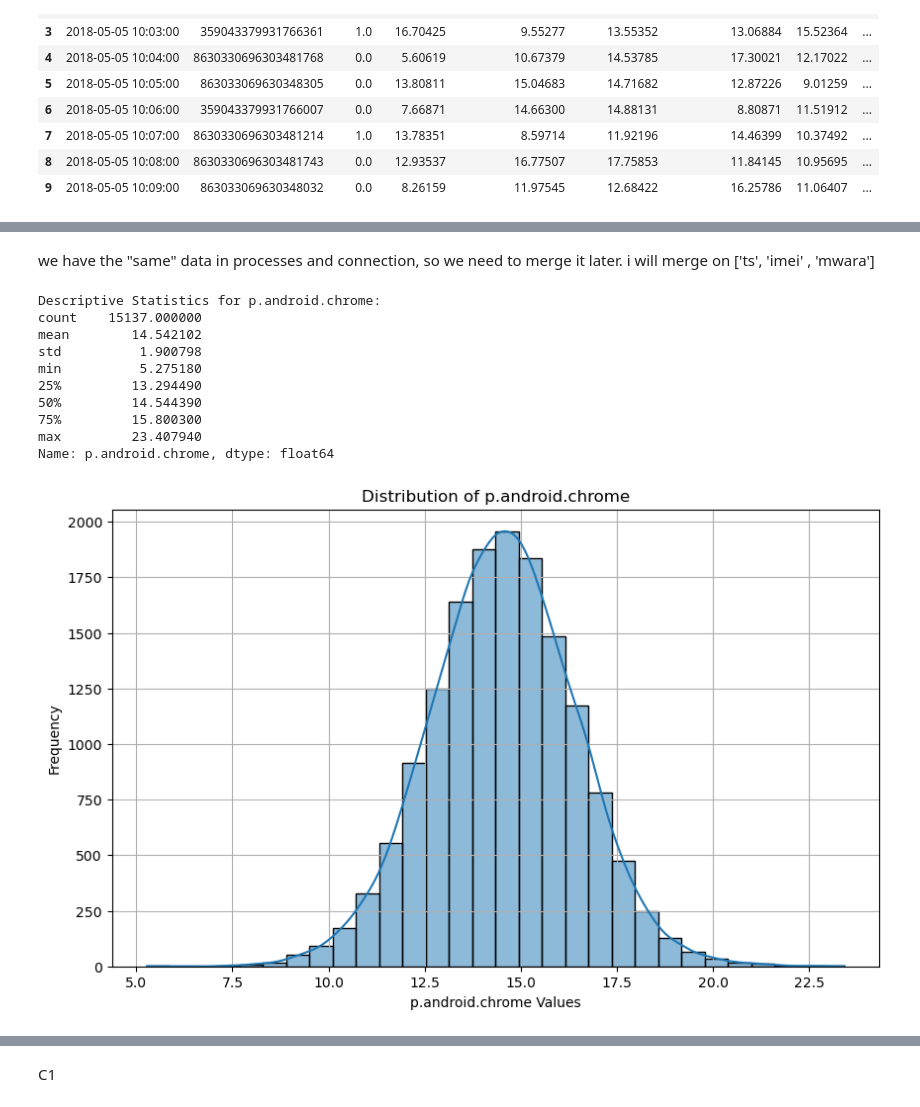
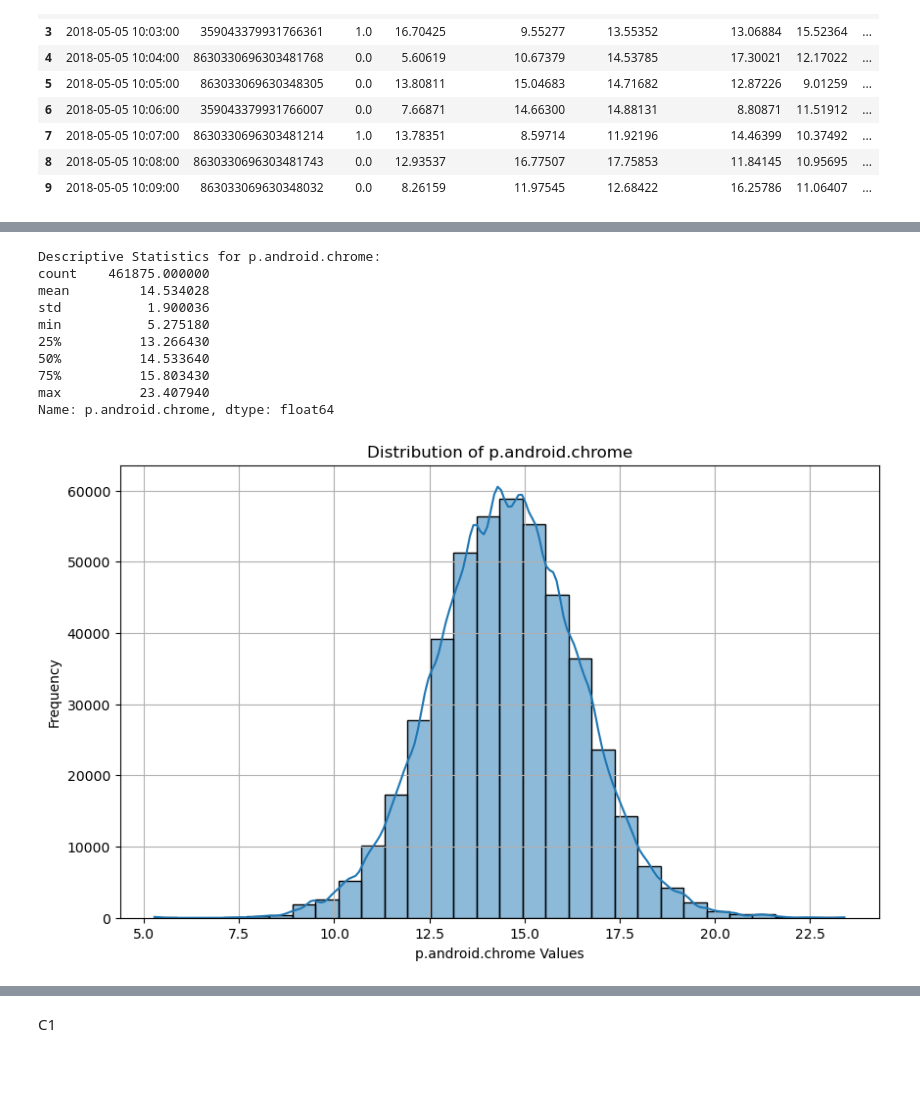
Before and after one commit to andrewtyv/IAU, a Jupyter notebook: proj.ipynb, the cells around one changed output, grey strips where cells are left out. Saved outputs shown, nothing was run; the diff lists cells and outputs as text; code cells hidden in the pictures; blank space fills up the shorter version.

```diff
--- a/proj.ipynb
+++ b/proj.ipynb
@@ -243,8 +397,8 @@ Name: user_id, dtype: float64
 # %%
-df_profiles['birthdate'] = pd.to_datetime(df_profiles['birthdate'], errors='coerce')
+df_merged['birthdate'] = pd.to_datetime(df_merged['birthdate'], errors='coerce')
 
 
-birth_year_stats = df_profiles['birthdate'].dt.year.describe()
+birth_year_stats = df_merged['birthdate'].dt.year.describe()
 print("\nDescriptive Statistics for Birth Year:")
 print(birth_year_stats)
 # %% [output]
@@ -371,29 +476,27 @@ p.dogalize                           0           15137                  0.0
-# %% [markdown]
-we have the "same" data in processes and connection, so we need to merge it later. i will merge on ['ts', 'imei' , 'mwara']
 # %%
 # Descriptive statistics for p.android.chrome
-chrome_stats = df_processes['p.android.chrome'].describe()
+chrome_stats = df_merged['p.android.chrome'].describe()
 print("Descriptive Statistics for p.android.chrome:")
 print(chrome_stats)
 # %% [output]
 Descriptive Statistics for p.android.chrome:
-count    15137.000000
-mean        14.542102
-std          1.900798
-min          5.275180
-25%         13.294490
-50%         14.544390
-75%         15.800300
-max         23.407940
+count    461875.000000
+mean         14.534028
+std           1.900036
+min           5.275180
+25%          13.266430
+50%          14.533640
+75%          15.803430
+max          23.407940
 Name: p.android.chrome, dtype: float64
 # %%
 plt.figure(figsize=(10, 6))
-sns.histplot(df_processes['p.android.chrome'], bins=30, kde=True)
+sns.histplot(df_merged['p.android.chrome'], bins=30, kde=True)
 plt.title('Distribution of p.android.chrome')
 plt.xlabel('p.android.chrome Values')
 plt.ylabel('Frequency')
 plt.grid()
 plt.show()
 # %% [output]
-[figure, old version]
+[figure, new version]
 # %%
```
Also changed, not shown: parts of 47 cells of this notebook.
